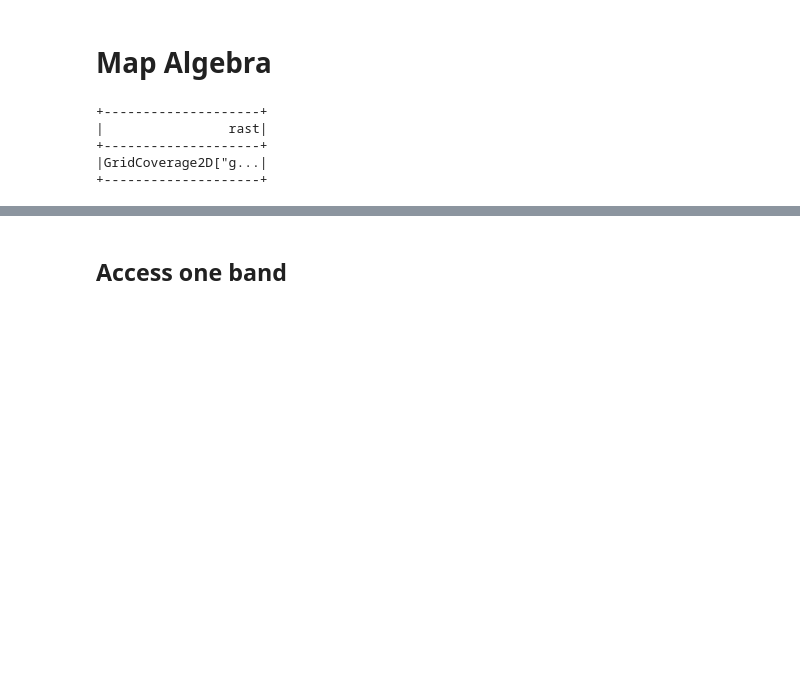
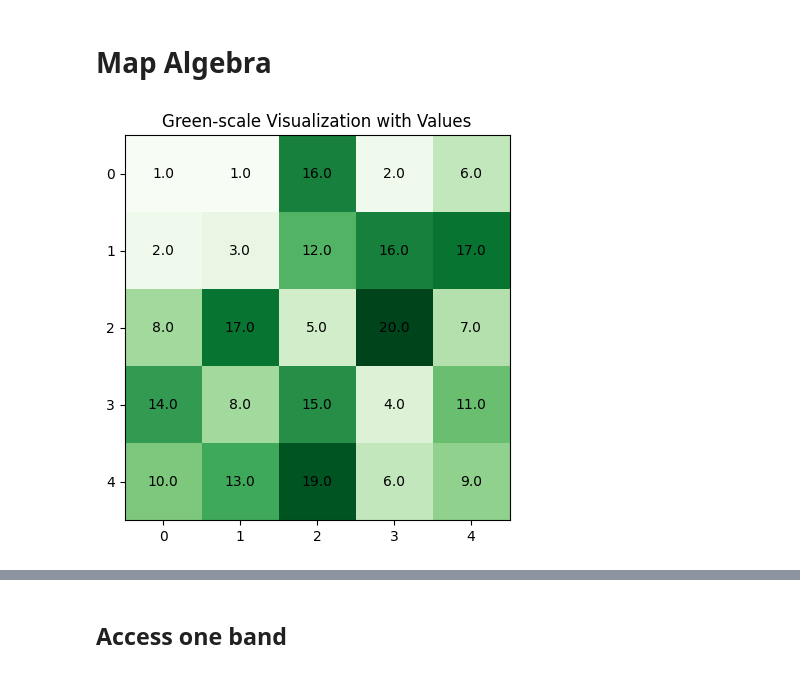
Before and after one commit to Imbruced/apache-sedona-book, a Jupyter notebook: book/chapter5/MapAlgebra.ipynb, the cells around one changed output, grey strips where cells are left out. Saved outputs shown, nothing was run; the diff lists cells and outputs as text; code cells hidden in the pictures; blank space fills up the shorter version.

```diff
--- a/book/chapter5/MapAlgebra.ipynb
+++ b/book/chapter5/MapAlgebra.ipynb
@@ -96,11 +100,9 @@ sedona.sql(
     FROM empty_raster
     """
 ).createOrReplaceTempView("ma")
-# %%
-sedona.sql("SELECT * FROM ma").show()
-# %% [output]
-+--------------------+
-|                rast|
-+--------------------+
-|GridCoverage2D["g...|
-+--------------------+
+# %%
+ma = sedona.sql("SELECT * FROM ma")
+# %%
+plot_sedona_raster(ma, 0)
+# %% [output]
+[figure, added]
```
Also changed, not shown: parts of 3 cells of this notebook, 39 other files.
